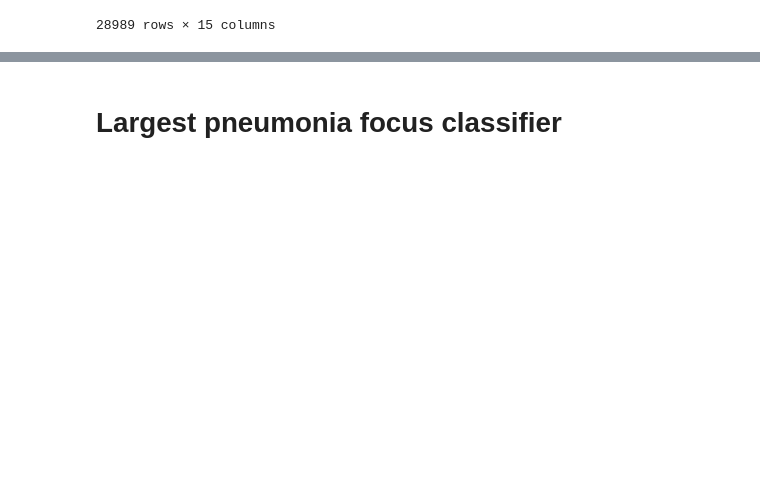
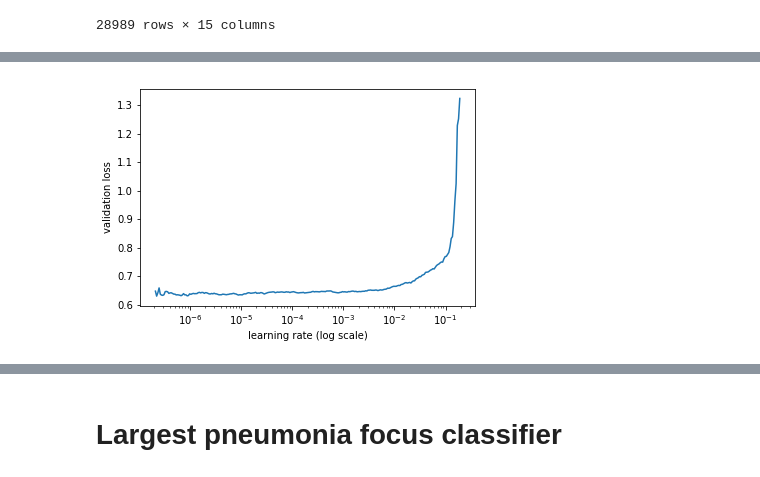
Before and after one commit to ChristophNeuner/RSNA_PDC, a Jupyter notebook: RSNA_PDC/RSNA_PDC.ipynb, the cells around one changed output, grey strips where cells are left out. Drawn from its saved outputs; the diff is of its cells as text; code cells hidden in the pictures; blank space fills up the shorter version.

```diff
--- a/RSNA_PDC/RSNA_PDC.ipynb
+++ b/RSNA_PDC/RSNA_PDC.ipynb
@@ -605,3 +711,0 @@ model = ConvnetBuilder(f_model, 0, 0, 0, custom_head=head_classifier)
-# %%
-learn = ConvLearner(md, model)
-learn.opt_fn = optim.Adam
@@ -638,0 +729,2 @@ learn.fit(lr, 1, cycle_len=1)
+# %%
+lrs = np.array([lr/1000,lr/100,lr])
@@ -638,0 +733,4 @@ learn.fit(lr, 1, cycle_len=1)
+# %%
+lrf=learn.lr_find(lrs/10000)
+learn.sched.plot(1)
+# %% [output]
@@ -638,0 +738 @@ learn.fit(lr, 1, cycle_len=1)
+[figure, added]
```
Also changed, not shown: parts of 59 cells of this notebook.
